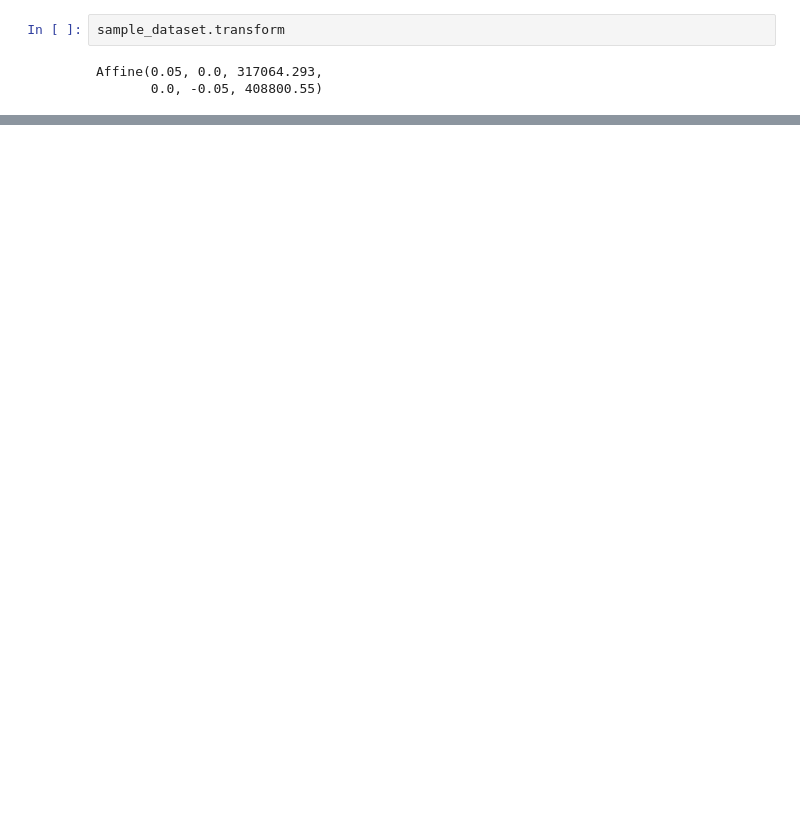
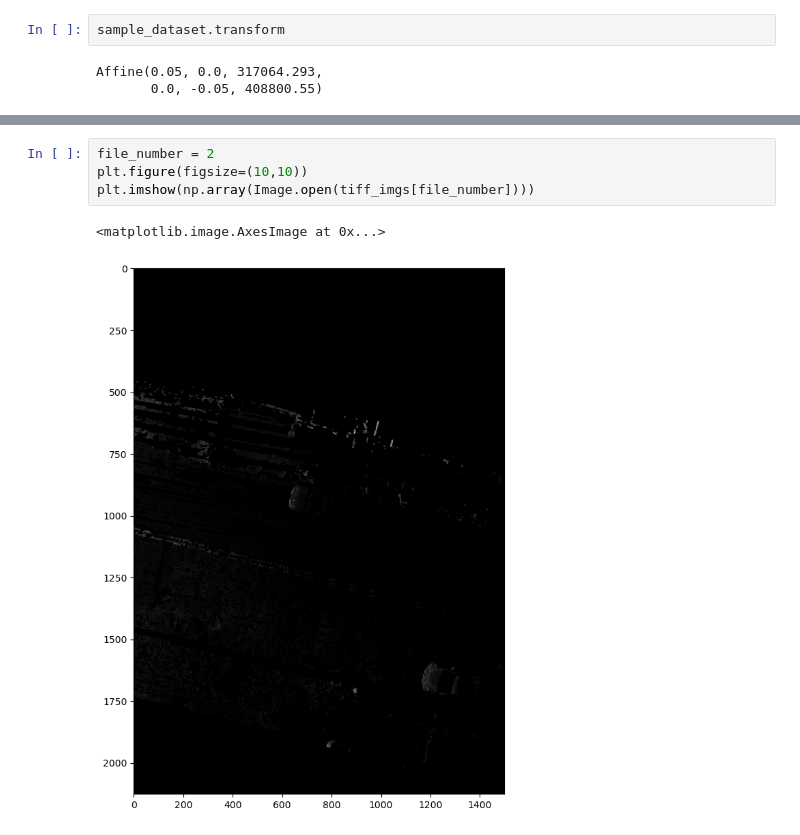
Before and after one commit to FgSurewin/rutgers_sidewalk_project, a Jupyter notebook: notebooks/inspect_tiff_images.ipynb, the cells around one changed output, grey strips where cells are left out. Drawn from its saved outputs; the diff is of its cells as text; blank space fills up the shorter version.

```diff
--- a/notebooks/inspect_tiff_images.ipynb
+++ b/notebooks/inspect_tiff_images.ipynb
@@ -83,0 +142,7 @@ Converted from EPSG:9001 to EPSG:4326: (52.20296811092418, 0.0)
+# %%
+file_number = 2
+plt.figure(figsize=(10,10))
+plt.imshow(np.array(Image.open(tiff_imgs[file_number])))
+# %% [output]
+<matplotlib.image.AxesImage at 0x...>
+[figure, added]
```
Also changed, not shown: parts of 21 cells of this notebook.
